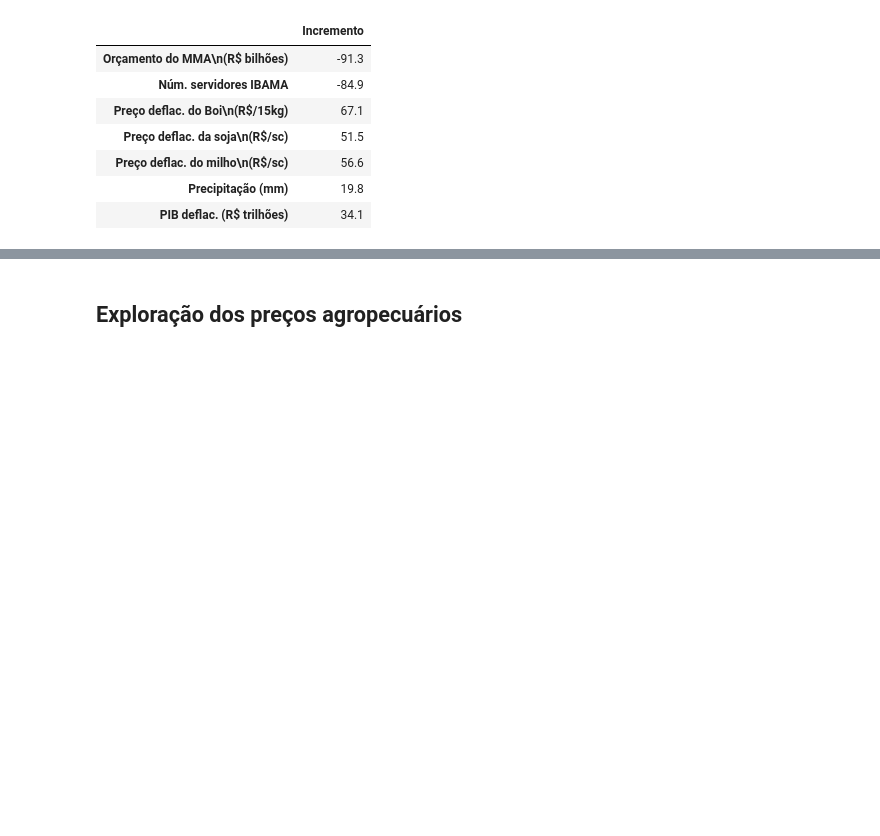
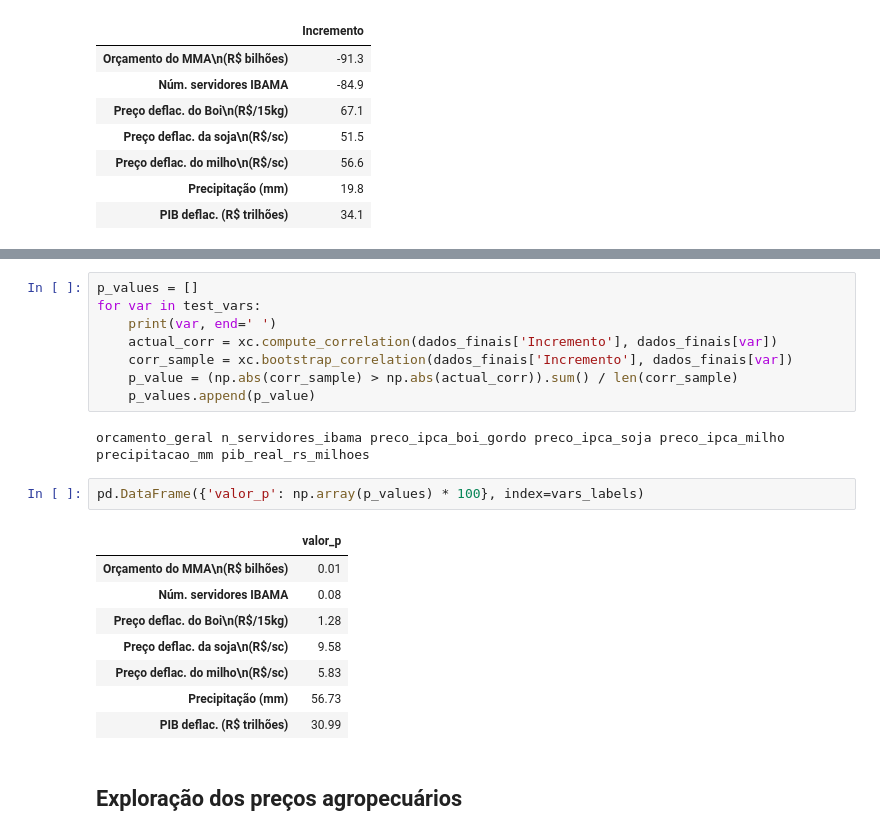
Before and after one commit to gabinete-compartilhado-acredito/desmatamento, a Jupyter notebook: analises/modelo_multivariado_desmatamento.ipynb, the cells around one changed output, grey strips where cells are left out. Saved outputs shown, nothing was run; the diff lists cells and outputs as text; blank space fills up the shorter version.

```diff
--- a/analises/modelo_multivariado_desmatamento.ipynb
+++ b/analises/modelo_multivariado_desmatamento.ipynb
@@ -605,3 +679,24 @@ pl.show()
+# %%
+p_values = []
+for var in test_vars:
+    print(var, end=' ')
+    actual_corr = xc.compute_correlation(dados_finais['Incremento'], dados_finais[var])
+    corr_sample = xc.bootstrap_correlation(dados_finais['Incremento'], dados_finais[var])
+    p_value = (np.abs(corr_sample) > np.abs(actual_corr)).sum() / len(corr_sample)
+    p_values.append(p_value)
+# %% [output]
+orcamento_geral n_servidores_ibama preco_ipca_boi_gordo preco_ipca_soja preco_ipca_milho precipitacao_mm pib_real_rs_milhoes
+# %%
+pd.DataFrame({'valor_p': np.array(p_values) * 100}, index=vars_labels)
+# %% [output]
+|  | valor_p |
+| Orçamento do MMA\n(R$ bilhões) | 0.01 |
+| Núm. servidores IBAMA | 0.08 |
+| Preço deflac. do Boi\n(R$/15kg) | 1.28 |
+| Preço deflac. da soja\n(R$/sc) | 9.58 |
+| Preço deflac. do milho\n(R$/sc) | 5.83 |
+| Precipitação (mm) | 56.73 |
+| PIB deflac. (R$ trilhões) | 30.99 |
 # %% [markdown]
 ## Exploração dos preços agropecuários
 # %%
```
Also changed, not shown: parts of 4 cells of this notebook, 1 other file.
